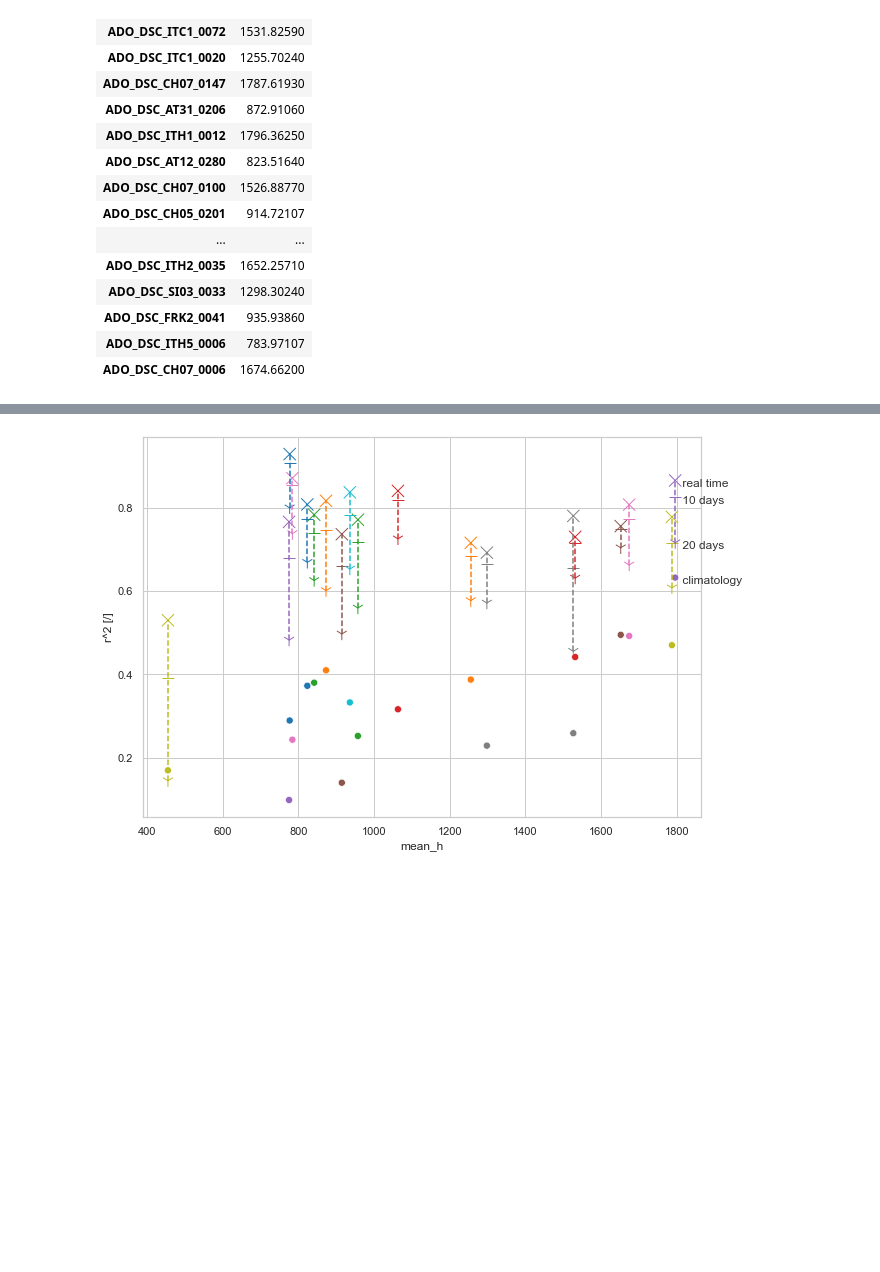
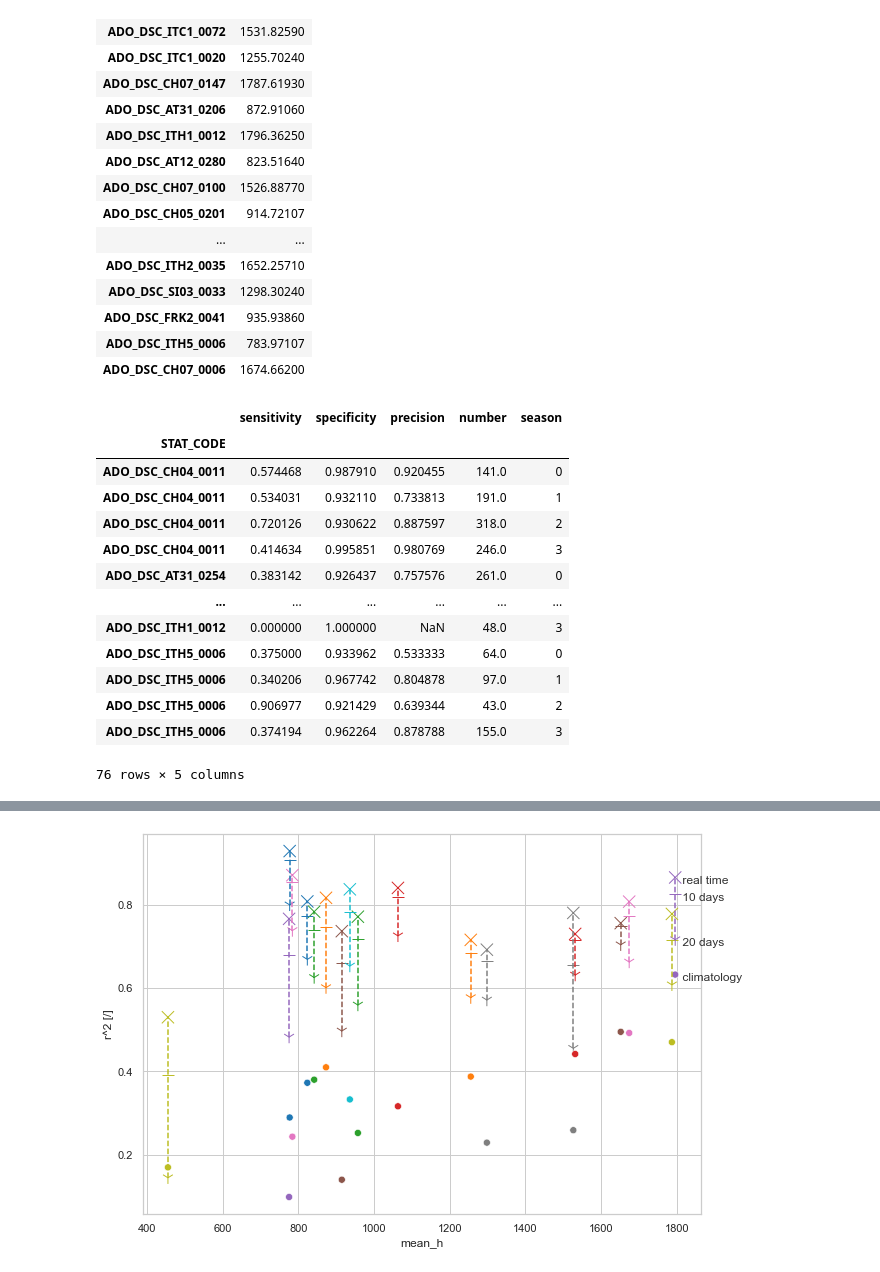
Before and after one commit to mmazzolini/Runoff_prediction, a Jupyter notebook: model_train/ANALYSIS_RES.ipynb, the cells around one changed output, grey strips where cells are left out. Saved outputs shown, nothing was run; the diff lists cells and outputs as text; code cells hidden in the pictures; blank space fills up the shorter version.

```diff
--- a/model_train/ANALYSIS_RES.ipynb
+++ b/model_train/ANALYSIS_RES.ipynb
@@ -77,6 +77,26 @@ avgh
 | ADO_DSC_FRK2_0041 | 935.93860 |
 | ADO_DSC_ITH5_0006 | 783.97107 |
 | ADO_DSC_CH07_0006 | 1674.66200 |
+# %%
+#classification =
+clas=pd.read_csv('class_res.csv',index_col='index')
+clas.index.name='STAT_CODE'
+clas
+# %% [output]
+|  | sensitivity | specificity | precision | number | season |
+| STAT_CODE |  |  |  |  |  |
+| ADO_DSC_CH04_0011 | 0.574468 | 0.987910 | 0.920455 | 141.0 | 0 |
+| ADO_DSC_CH04_0011 | 0.534031 | 0.932110 | 0.733813 | 191.0 | 1 |
+| ADO_DSC_CH04_0011 | 0.720126 | 0.930622 | 0.887597 | 318.0 | 2 |
+| ADO_DSC_CH04_0011 | 0.414634 | 0.995851 | 0.980769 | 246.0 | 3 |
+| ADO_DSC_AT31_0254 | 0.383142 | 0.926437 | 0.757576 | 261.0 | 0 |
+| ... | ... | ... | ... | ... | ... |
+| ADO_DSC_ITH1_0012 | 0.000000 | 1.000000 | NaN | 48.0 | 3 |
+| ADO_DSC_ITH5_0006 | 0.375000 | 0.933962 | 0.533333 | 64.0 | 0 |
+| ADO_DSC_ITH5_0006 | 0.340206 | 0.967742 | 0.804878 | 97.0 | 1 |
+| ADO_DSC_ITH5_0006 | 0.906977 | 0.921429 | 0.639344 | 43.0 | 2 |
+| ADO_DSC_ITH5_0006 | 0.374194 | 0.962264 | 0.878788 | 155.0 | 3 |
+76 rows × 5 columns
 # %%
 res=r.merge(area, how='outer', right_index=True,left_index=True).merge(avgh,how='outer',right_index=True,left_index=True)
 res
```
Also changed, not shown: parts of 7 cells of this notebook, 6 other files.
